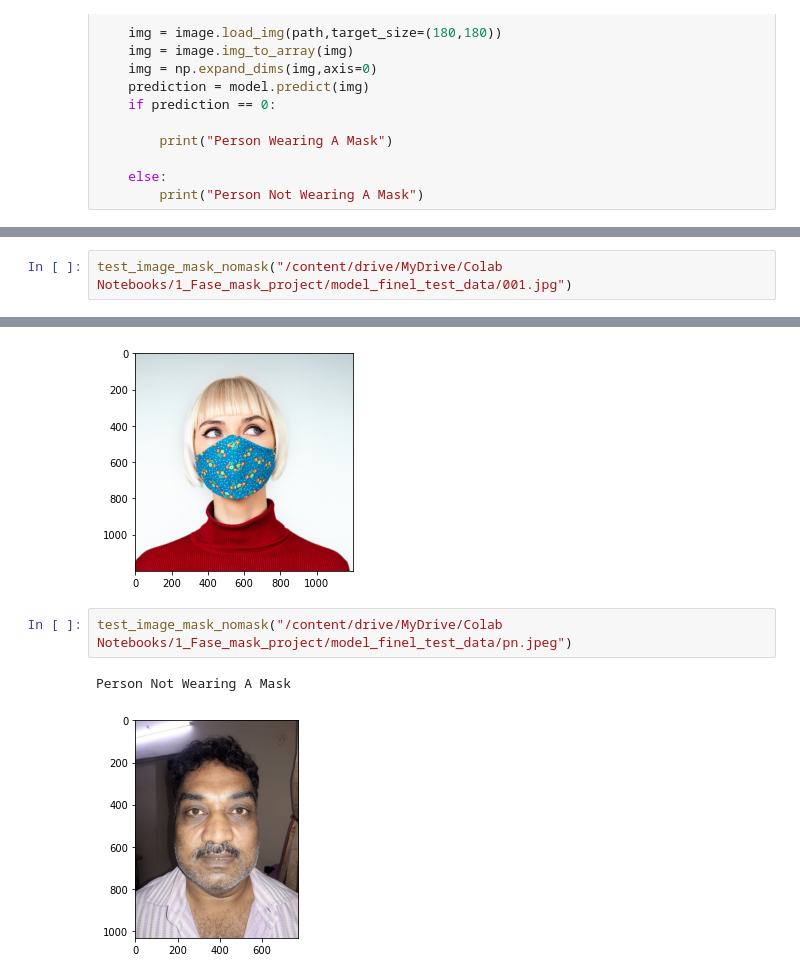
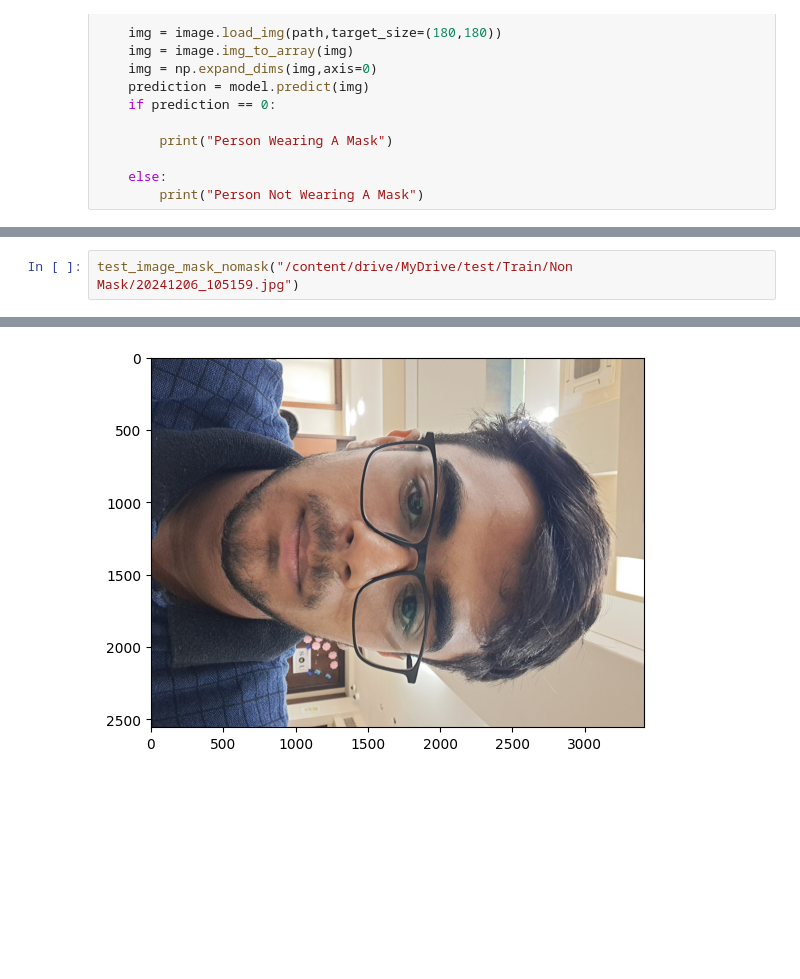
Before and after one commit to Prempujara/Counter-App, a Jupyter notebook: Face-Mask-Detection/notebook/Fase_mask.ipynb, the cells around one changed output, grey strips where cells are left out. Saved outputs shown, nothing was run; the diff lists cells and outputs as text; blank space fills up the shorter version.

```diff
--- a/Face-Mask-Detection/notebook/Fase_mask.ipynb
+++ b/Face-Mask-Detection/notebook/Fase_mask.ipynb
@@ -241,3 +248,3 @@ Person Not Wearing A Mask
 # %%
-test_image_mask_nomask("/content/drive/MyDrive/Colab Notebooks/1_Fase_mask_project/model_finel_test_data/001.jpg")
+test_image_mask_nomask("/content/drive/MyDrive/test/Train/Non Mask/20241206_105159.jpg")
 # %% [output]
@@ -245,6 +253 @@ Person Wearing A Mask
-[figure, old version]
+[figure, new version]
-# %%
-test_image_mask_nomask("/content/drive/MyDrive/Colab Notebooks/1_Fase_mask_project/model_finel_test_data/pn.jpeg")
-# %% [output]
-Person Not Wearing A Mask
-[figure, removed]
```
Also changed, not shown: parts of 17 cells of this notebook.
